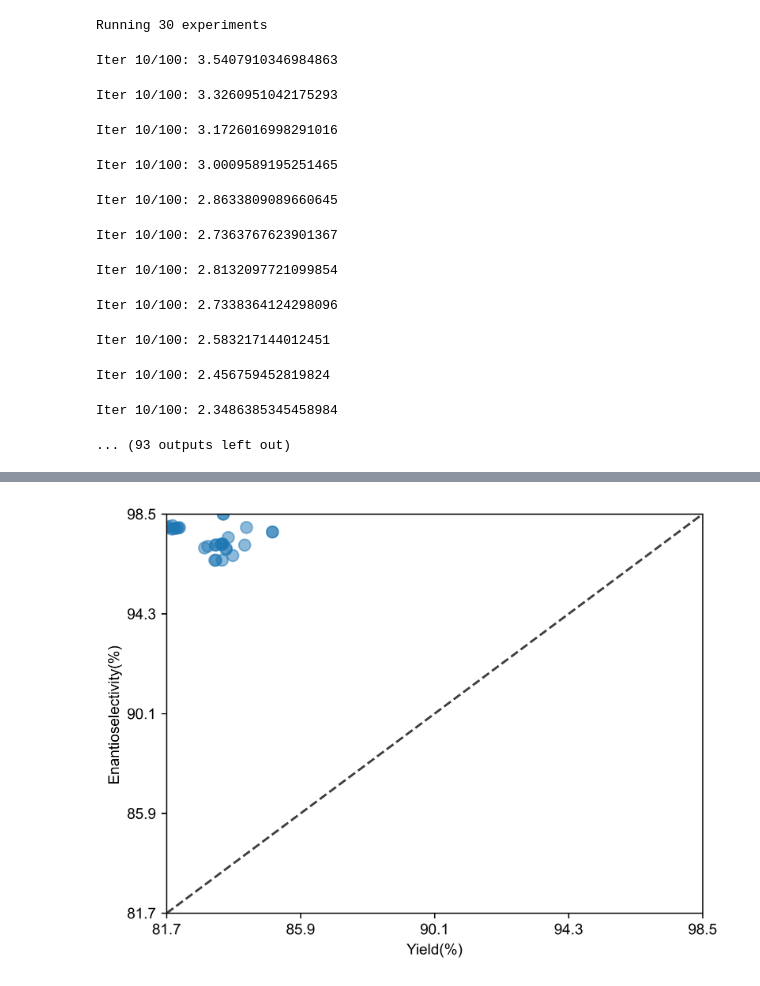
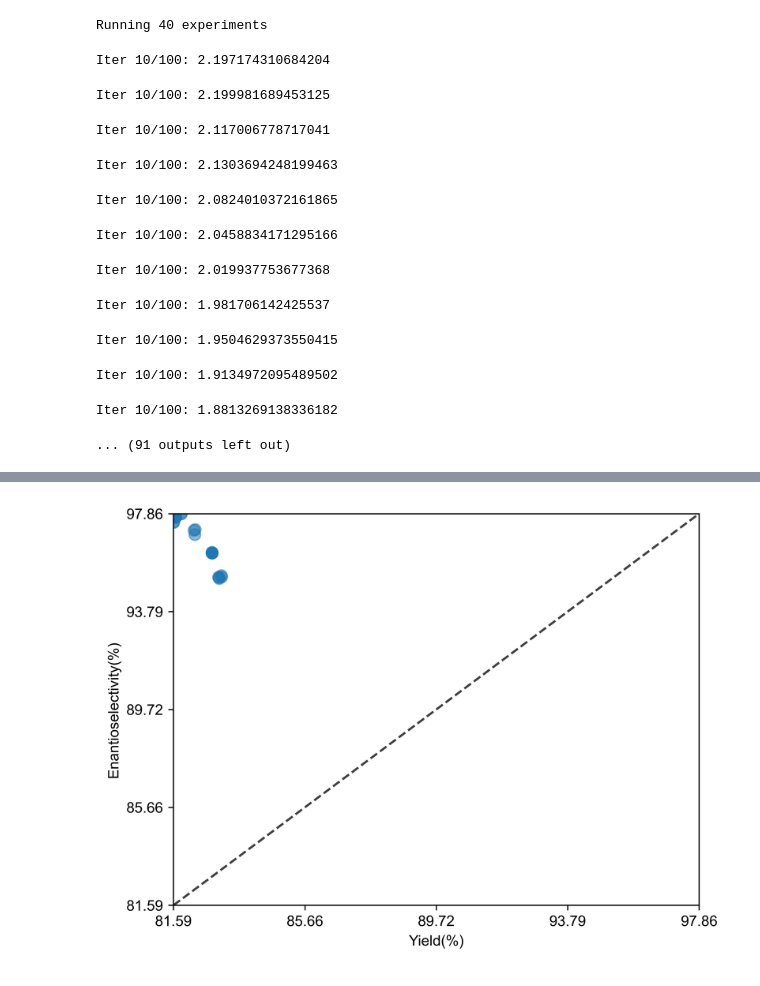
Before and after one commit to zhaisilong/flow, a Jupyter notebook: notebooks/Multi-Objective Optimization.ipynb, the cells around one changed output, grey strips where cells are left out. Drawn from its saved outputs; the diff is of its cells as text; code cells hidden in the pictures.

```diff
--- a/notebooks/Multi-Objective Optimization.ipynb
+++ b/notebooks/Multi-Objective Optimization.ipynb
@@ -86,7 +86,7 @@ rerun = False
 
 if rerun:
     automl = autosklearn.regression.AutoSklearnRegressor(
-        time_left_for_this_task=240,
+        time_left_for_this_task=120,
         per_run_time_limit=30,
     )
     automl.fit(X_train, y_train, dataset_name=dataset_name)
@@ -227,7 +234,7 @@ Exp_lhc.input_data(
 # Set the optimization specifications
 # here we set the objective function, minimization by default
 # 10 weights, 10 Experiments
-n_exp = 30  # number of single Experiments
+n_exp = 40  # number of single Experiments
 
 # Set a weight vector for objective 1
 weights_obj_1 = np.linspace(0, 1, n_exp)
@@ -276,6 +272,6 @@ Initializing 30 Experiments takes 0.10 minutes.
 # %%
 # Set the number of iterations for each experiments
-n_trials_lhc = 30
+n_trials_lhc = 50
 # Set a timer
 start_time = time.time()
 Exp_lhc.run_exp_auto(n_trials_lhc)
@@ -287,19 +283,19 @@ print(
     )
 )
 # %% [output]
-Running 30 experiments
+Running 40 experiments
-Iter 10/100: 3.5407910346984863
+Iter 10/100: 2.197174310684204
-Iter 10/100: 3.3260951042175293
+Iter 10/100: 2.199981689453125
-Iter 10/100: 3.1726016998291016
+Iter 10/100: 2.117006778717041
-Iter 10/100: 3.0009589195251465
+Iter 10/100: 2.1303694248199463
-Iter 10/100: 2.8633809089660645
+Iter 10/100: 2.0824010372161865
-Iter 10/100: 2.7363767623901367
+Iter 10/100: 2.0458834171295166
-Iter 10/100: 2.8132097721099854
+Iter 10/100: 2.019937753677368
-Iter 10/100: 2.7338364124298096
+Iter 10/100: 1.981706142425537
-Iter 10/100: 2.583217144012451
+Iter 10/100: 1.9504629373550415
-Iter 10/100: 2.456759452819824
+Iter 10/100: 1.9134972095489502
-Iter 10/100: 2.3486385345458984
+Iter 10/100: 1.8813269138336182
-... (93 outputs left out)
+... (91 outputs left out)
 # %%
 # Extract the set of optimal solutions
 Y_real_opts, X_real_opts = Exp_lhc.get_optim()
@@ -315,7 +311,7 @@ data_opt = io.np_to_dataframe(
 # %autoreload 2
 
 display(data_opt.round(decimals=2))
-data_opt.to_csv("outputs/optimization.csv", index=False)
+data_opt.to_csv("../outputs/optimization.csv", index=False)
 # Make the pareto plots
 plotting.pareto_front_exp(Exp_lhc, fill=False, dpi=600)
 # %% [output]
@@ -339 +335 @@ plotting.pareto_front_exp(Exp_lhc, fill=False, dpi=600)
-[figure, old version]
+[figure, new version]
```
Also changed, not shown: parts of 7 cells of this notebook, 14 other files.
